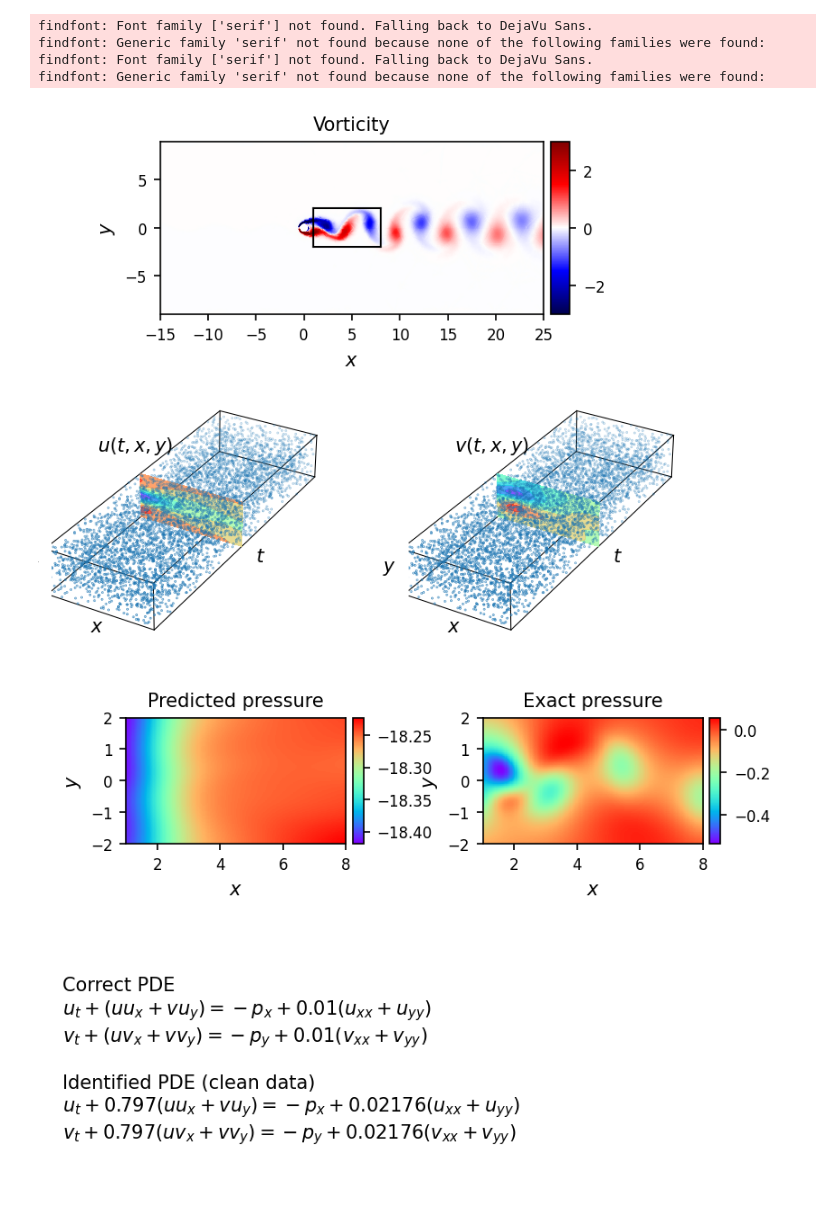
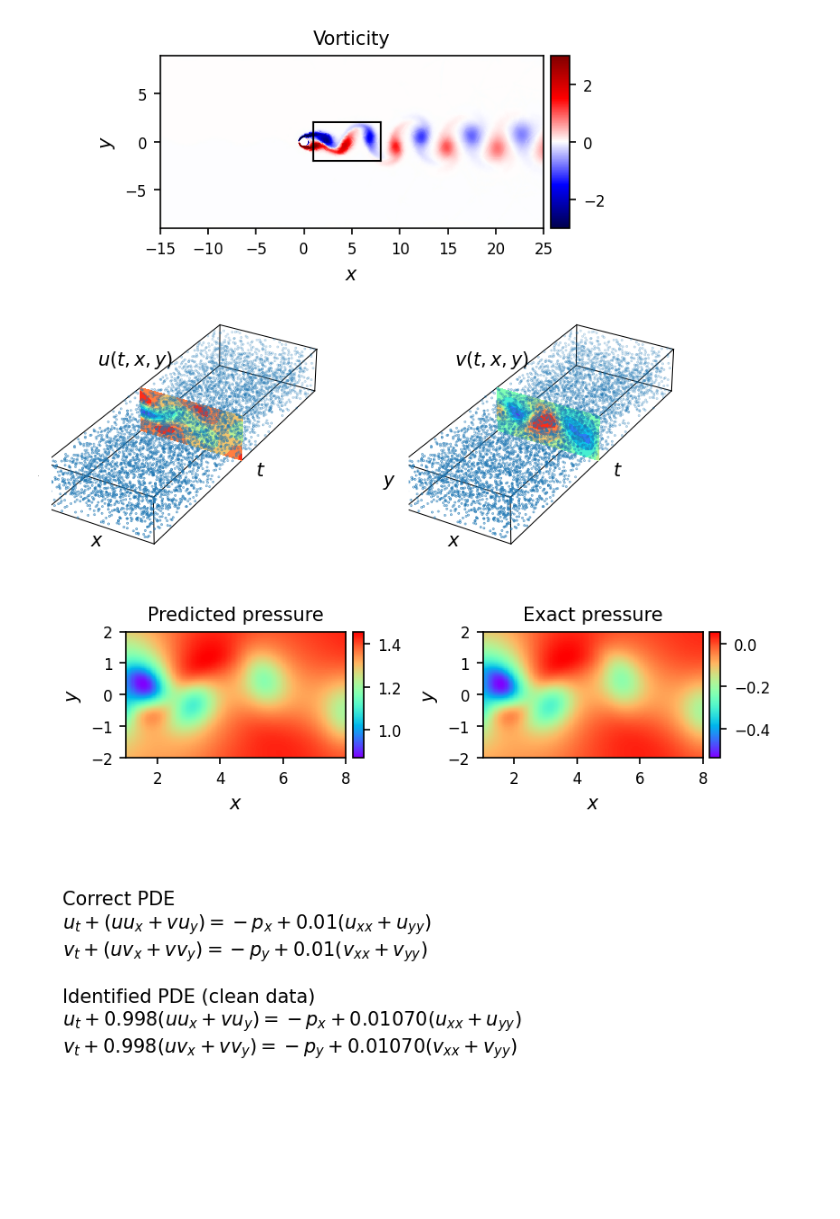
Before and after one commit to quantumiracle/nn_pde, a Jupyter notebook: torch/eval_result.ipynb, the cells around one changed output. Saved outputs shown, nothing was run; the diff lists cells and outputs as text; code cells hidden in the pictures; blank space fills up the shorter version.

```diff
--- a/torch/eval_result.ipynb
+++ b/torch/eval_result.ipynb
@@ -82,12 +82,13 @@ y_train = y[idx,:]
 t_train = t[idx,:]
 u_train = u[idx,:]
 v_train = v[idx,:]
+# print(np.max(u_train), np.min(u_train), np.max(v_train),  np.min(v_train))
 
 # Load Model
 xyt_train = np.concatenate([x, y, t], 1)
-pinn = PhysicsInformedNN(xyt_train, u_train, v_train, device, layers=8).to(device)
+pinn = PhysicsInformedNN(xyt_train, u_train, v_train, layers=8, device=device).to(device)
 print(pinn)
-path = './model/0'
+path = './model/20220419_2013'
 load_model(pinn, path, device)
 
 
@@ -197,7 +208,7 @@ for s, e in combinations(np.array(list(product(r1,r2,r3))), 2):
         ax.plot3D(*zip(s,e), color="k", linewidth = 0.5)
 
 ax.scatter(x_train, t_train, y_train, s = 0.1)
-ax.contourf(X,UU_star,Y, zdir = 'y', offset = t_star.mean(), cmap='rainbow', alpha = 0.8)
+ax.contourf(X,UU_star,Y, zdir = 'y', offset = t_star.mean(), cmap='rainbow', alpha = 1.)
 
 ax.text(x_star.mean(), data['t'].min() - 1, y_star.min() - 1, '$x$')
 ax.text(x_star.max()+1, data['t'].mean(), y_star.min() - 1, '$t$')
@@ -221,7 +232,7 @@ for s, e in combinations(np.array(list(product(r1,r2,r3))), 2):
         ax.plot3D(*zip(s,e), color="k", linewidth = 0.5)
 
 ax.scatter(x_train, t_train, y_train, s = 0.1)
-ax.contourf(X,VV_star,Y, zdir = 'y', offset = t_star.mean(), cmap='rainbow', alpha = 0.8)
+ax.contourf(X,VV_star,Y, zdir = 'y', offset = t_star.mean(), cmap='rainbow', alpha = 1.)
 
 ax.text(x_star.mean(), data['t'].min() - 1, y_star.min() - 1, '$x$')
 ax.text(x_star.max()+1, data['t'].mean(), y_star.min() - 1, '$t$')
@@ -232,7 +243,7 @@ ax.set_ylim3d(r2)
 ax.set_zlim3d(r3)
 axisEqual3D(ax)
 
-# savefig('./figures/NavierStokes_data')
+savefig('./figures/NavierStokes_data')
 
 
 fig, ax = newfig(1.015, 0.8)
@@ -264,36 +275,32 @@ divider = make_axes_locatable(ax)
 cax = divider.append_axes("right", size="5%", pad=0.05)
 
 fig.colorbar(h, cax=cax)
 ax.set_xlabel('$x$')
 ax.set_ylabel('$y$')
 ax.set_aspect('equal', 'box')
 ax.set_title('Exact pressure', fontsize = 10)
 
 
 ######## Row 3: Table #######################
 gs3 = gridspec.GridSpec(1, 2)
 gs3.update(top=1-1/2, bottom=0.0, left=0.0, right=1.0, wspace=0)
 ax = plt.subplot(gs3[:, :])
 ax.axis('off')
 
 s = "Correct PDE\n"
 s = s + "$u_t + (u u_x + v u_y) = -p_x + 0.01 (u_{xx} + u_{yy})$\n"
 s = s + "$v_t + (u v_x + v v_y) = -p_y + 0.01 (v_{xx} + v_{yy})$\n"
 s = s + "\n"
 s = s + "Identified PDE (clean data)\n"
 s = s + "$u_t + %.3f (u u_x + v u_y) = -p_x + %.5f (u_{xx} + u_{yy})$\n" % (lambda_1_value, lambda_2_value)
 s = s + "$v_t + %.3f (u v_x + v v_y) = -p_y + %.5f (v_{xx} + v_{yy})$\n" % (lambda_1_value, lambda_2_value)
 s = s + "\n"
 # s = s + "Identified PDE (1% noise)\n"
 # s = s + "$u_t + %.3f (u u_x + v u_y) = -p_x + %.5f (u_{xx} + u_{yy})$\n" % (lambda_1_value_noisy, lambda_2_value_noisy)
 # s = s + "$v_t + %.3f (u v_x + v v_y) = -p_y + %.5f (v_{xx} + v_{yy})$\n" % (lambda_1_value_noisy, lambda_2_value_noisy)
 s = ax.text(0.015, -0.7, s)
 
 # savefig('./figures/NavierStokes_prediction')
 # %% [output]
-findfont: Font family ['serif'] not found. Falling back to DejaVu Sans.
-findfont: Generic family 'serif' not found because none of the following families were found:
-findfont: Font family ['serif'] not found. Falling back to DejaVu Sans.
-findfont: Generic family 'serif' not found because none of the following families were found:
-[figure, old version]
+[figure, new version]
-[figure, old version]
+[figure, new version]
```
Also changed, not shown: parts of 1 cell of this notebook, 16 other files.
